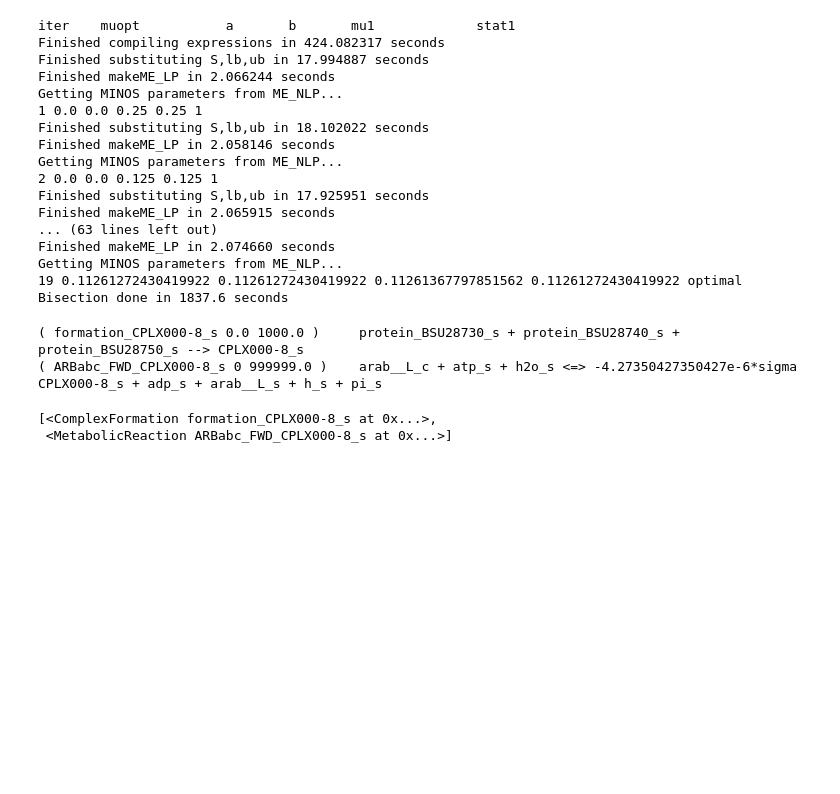
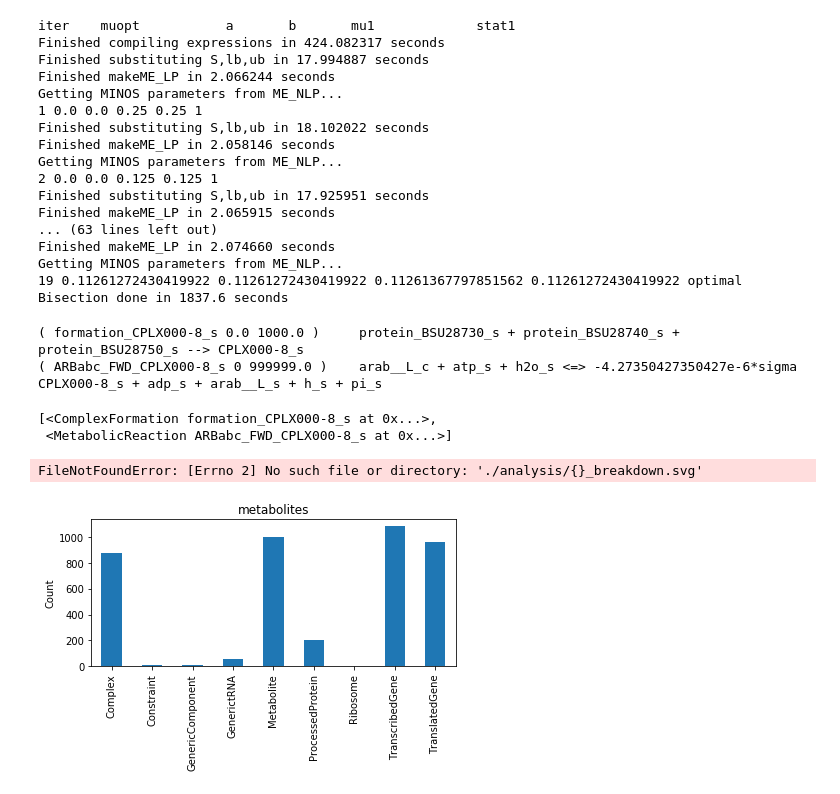
Before and after one commit to jdtibochab/bacillusme, a Jupyter notebook: bacillusme/analysis/spore/build_comm_model.ipynb, the cells around one changed output. Drawn from its saved outputs; the diff is of its cells as text; code cells hidden in the pictures; blank space fills up the shorter version.

```diff
--- a/bacillusme/analysis/spore/build_comm_model.ipynb
+++ b/bacillusme/analysis/spore/build_comm_model.ipynb
@@ -289,3 +289,15 @@ get_reactions_of_met(sporeme,'malcoa_c',only_types=['MetabolicReaction'])
 ( ARBabc_FWD_CPLX000-8_s 0 999999.0 )    arab__L_c + atp_s + h2o_s <=> -4.27350427350427e-6*sigma CPLX000-8_s + adp_s + arab__L_s + h_s + pi_s
 [<ComplexFormation formation_CPLX000-8_s at 0x...>,
  <MetabolicReaction ARBabc_FWD_CPLX000-8_s at 0x...>]
+# %%
+import matplotlib.pyplot as plt
+fields = ['metabolites','reactions']
+for idx,f in enumerate(fields):
+    get_breakdown(me,f).plot.bar(legend=False)
+    plt.ylabel('Count')
+    plt.title(f)
+    plt.tight_layout()
+    plt.savefig("./analysis/{}_breakdown.svg", format="SVG")
+# %% [output]
+FileNotFoundError: [Errno 2] No such file or directory: './analysis/{}_breakdown.svg'
+[figure, added]
```
Also changed, not shown: 3 other files.
